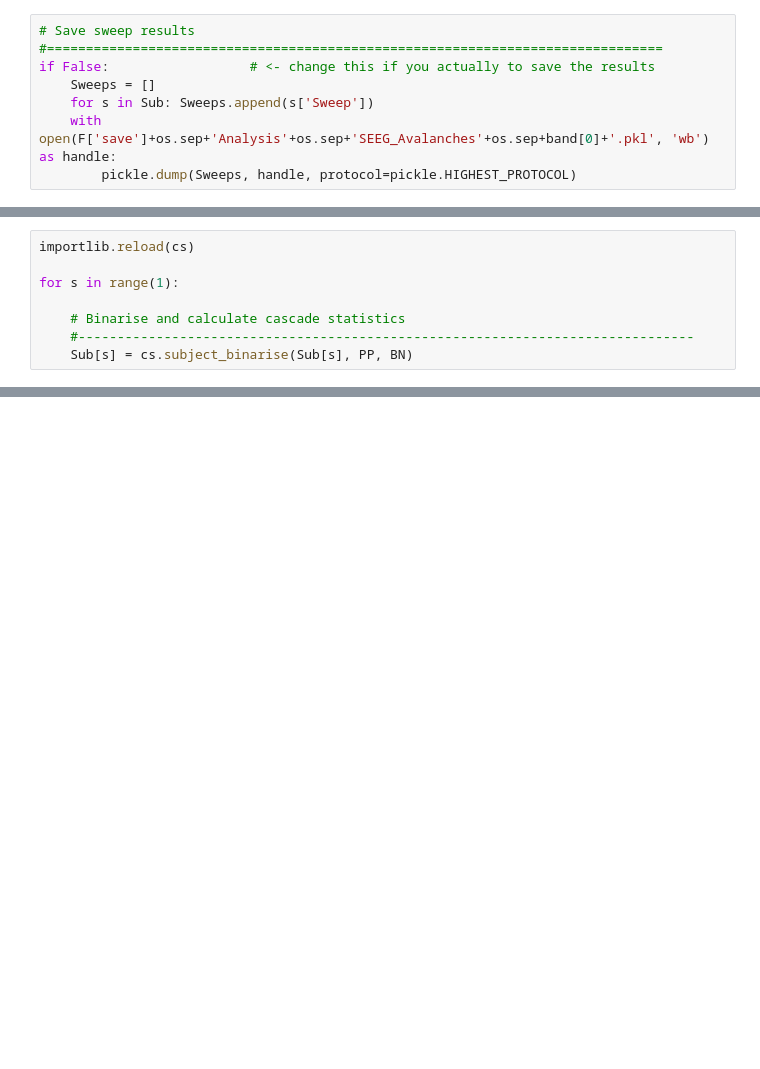
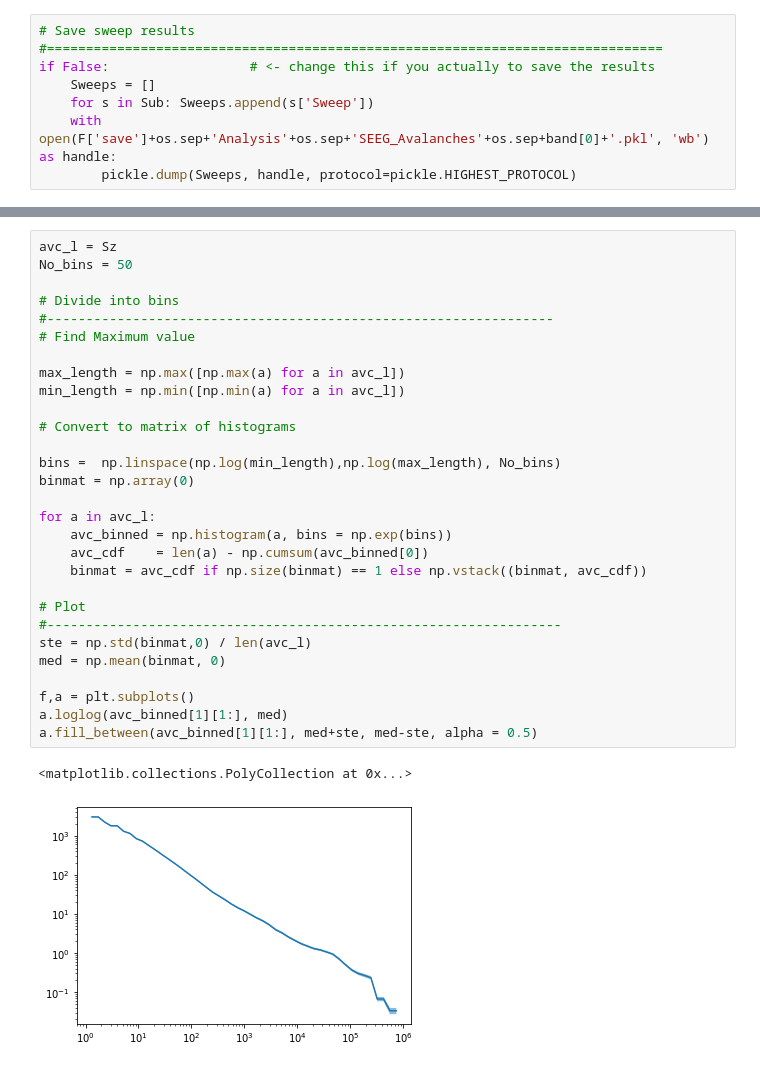
Before and after one commit to roschkoenig/Critical-Dynamics-in-Epilepsy, a Jupyter notebook: 07 - SEEG/cde_seeg.ipynb, the cells around one changed output, grey strips where cells are left out. Drawn from its saved outputs; the diff is of its cells as text; blank space fills up the shorter version.

```diff
--- a/07 - SEEG/cde_seeg.ipynb
+++ b/07 - SEEG/cde_seeg.ipynb
@@ -269,8 +123,0 @@ os.getcwd()
-# %%
-importlib.reload(cs)
-
-for s in range(1):
-
-    # Binarise and calculate cascade statistics
-    #-------------------------------------------------------------------------------
-    Sub[s] = cs.subject_binarise(Sub[s], PP, BN)
@@ -353,0 +250,32 @@ print(np.mean(temp[1,:]))
+# %%
+avc_l = Sz
+No_bins = 50
+
+# Divide into bins
+#-----------------------------------------------------------------
+# Find Maximum value
+
+max_length = np.max([np.max(a) for a in avc_l])
+min_length = np.min([np.min(a) for a in avc_l])
+
+# Convert to matrix of histograms
+
+bins =  np.linspace(np.log(min_length),np.log(max_length), No_bins)
+binmat = np.array(0)
+
+for a in avc_l:
+    avc_binned = np.histogram(a, bins = np.exp(bins))
+    avc_cdf    = len(a) - np.cumsum(avc_binned[0])
+    binmat = avc_cdf if np.size(binmat) == 1 else np.vstack((binmat, avc_cdf))
+
+# Plot
+#------------------------------------------------------------------
+ste = np.std(binmat,0) / len(avc_l)
+med = np.mean(binmat, 0)
+
+f,a = plt.subplots()
+a.loglog(avc_binned[1][1:], med)
+a.fill_between(avc_binned[1][1:], med+ste, med-ste, alpha = 0.5)
+# %% [output]
+<matplotlib.collections.PolyCollection at 0x...>
+[figure, added]
```
Also changed, not shown: parts of 50 cells of this notebook, 5 other files.
